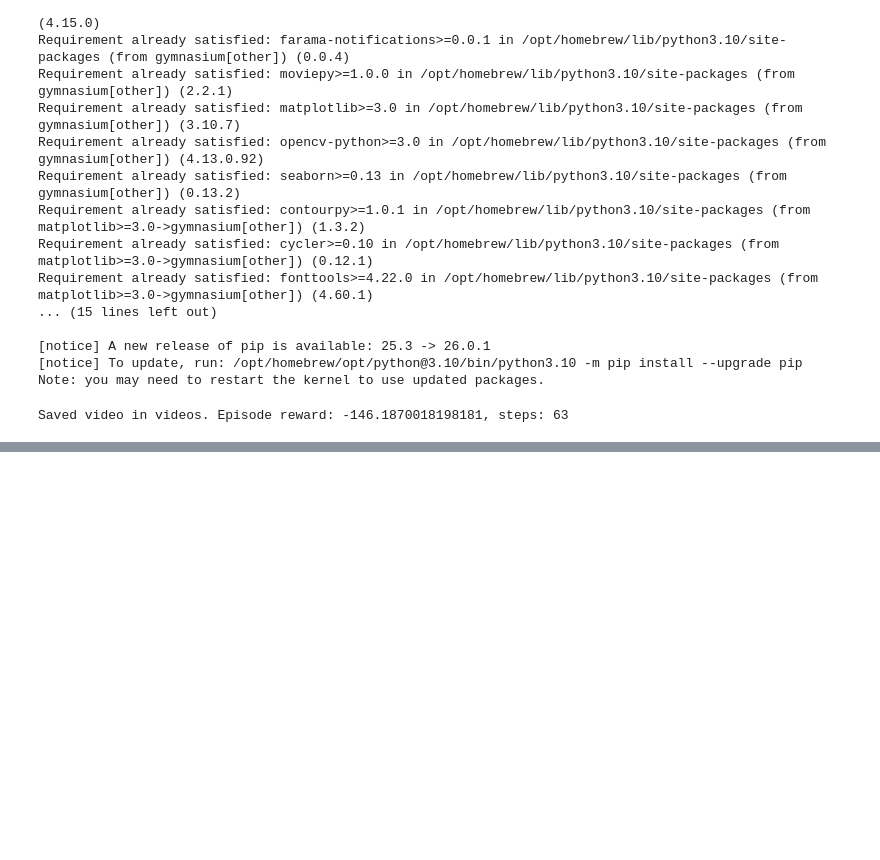
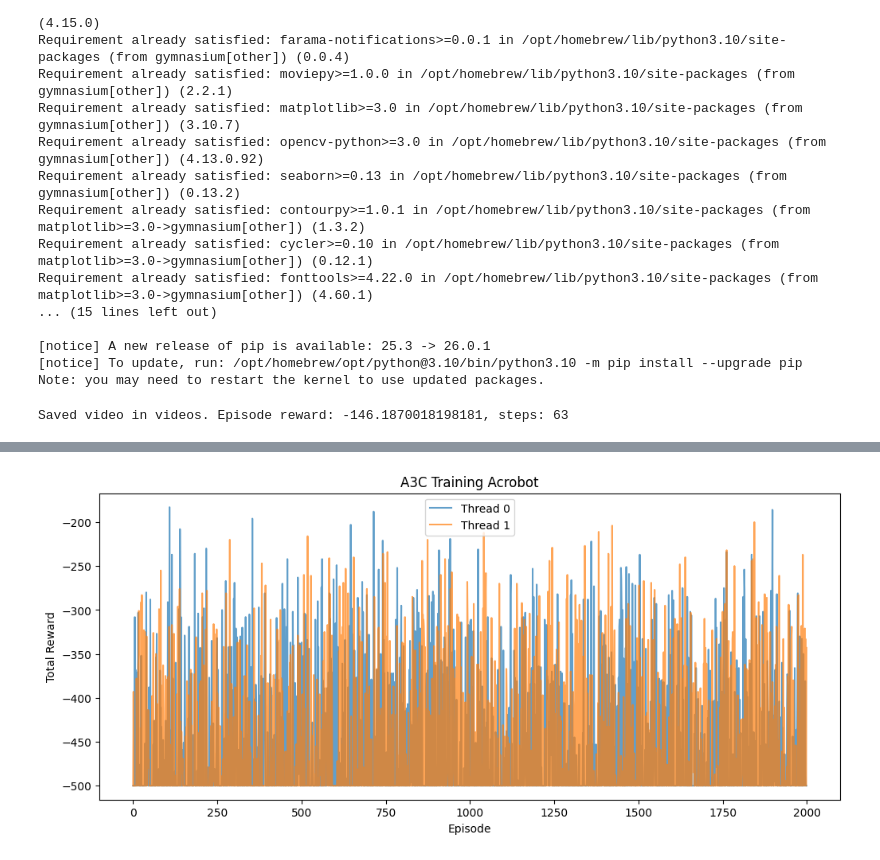
Before and after one commit to aryaa-deshpande/Actor-Critic-RL, a Jupyter notebook: complex_environment.ipynb, the cells around one changed output, grey strips where cells are left out. Drawn from its saved outputs; the diff is of its cells as text; code cells hidden in the pictures; blank space fills up the shorter version.

```diff
--- a/complex_environment.ipynb
+++ b/complex_environment.ipynb
@@ -243,0 +400,11 @@ torch.save(model.state_dict(), 'a3_part_3_a3c_lunarlander_aryaapar.pth')
+# %%
+plt.figure(figsize=(12, 5))
+plt.plot(all_rewards_2[0], label='Thread 0', alpha=0.7)
+plt.plot(all_rewards_2[1], label='Thread 1', alpha=0.7)
+plt.xlabel('Episode')
+plt.ylabel('Total Reward')
+plt.title('A3C Training Acrobot')
+plt.legend()
+plt.show()
+# %% [output]
+[figure, added]
```
Also changed, not shown: parts of 16 cells of this notebook, 1 other file.
